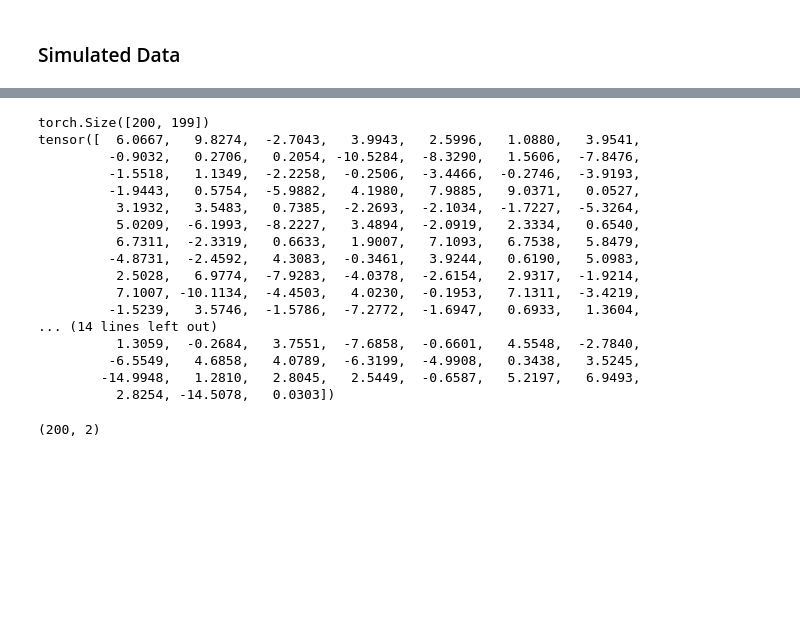
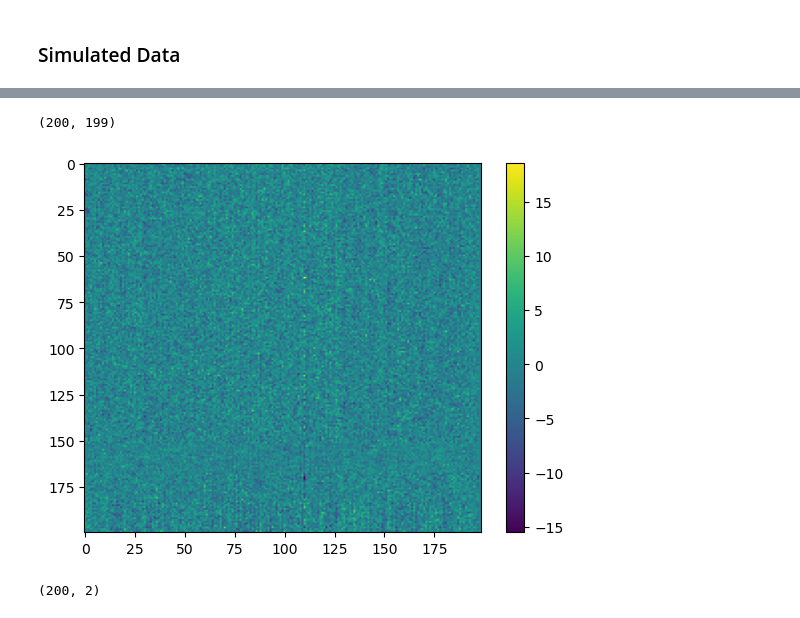
Before and after one commit to wuweizhang0723/func2graph, a Jupyter notebook: notebook/check_evaluation/neuron_embedding.ipynb, the cells around one changed output, grey strips where cells are left out. Cells and saved outputs as stored; diff of their text form; code cells hidden in the pictures; blank space fills up the shorter version.

```diff
--- a/notebook/check_evaluation/neuron_embedding.ipynb
+++ b/notebook/check_evaluation/neuron_embedding.ipynb
@@ -150,25 +102,18 @@ PREDICT Profiler Report
-# %%
-neuron_embeddings = results[0][3]
-print(neuron_embeddings.shape)
-print(neuron_embeddings[0])
-# %% [output]
-torch.Size([200, 199])
-tensor([  6.0667,   9.8274,  -2.7043,   3.9943,   2.5996,   1.0880,   3.9541,
-         -0.9032,   0.2706,   0.2054, -10.5284,  -8.3290,   1.5606,  -7.8476,
-         -1.5518,   1.1349,  -2.2258,  -0.2506,  -3.4466,  -0.2746,  -3.9193,
-         -1.9443,   0.5754,  -5.9882,   4.1980,   7.9885,   9.0371,   0.0527,
-          3.1932,   3.5483,   0.7385,  -2.2693,  -2.1034,  -1.7227,  -5.3264,
-          5.0209,  -6.1993,  -8.2227,   3.4894,  -2.0919,   2.3334,   0.6540,
-          6.7311,  -2.3319,   0.6633,   1.9007,   7.1093,   6.7538,   5.8479,
-         -4.8731,  -2.4592,   4.3083,  -0.3461,   3.9244,   0.6190,   5.0983,
-          2.5028,   6.9774,  -7.9283,  -4.0378,  -2.6154,   2.9317,  -1.9214,
-          7.1007, -10.1134,  -4.4503,   4.0230,  -0.1953,   7.1311,  -3.4219,
-         -1.5239,   3.5746,  -1.5786,  -7.2772,  -1.6947,   0.6933,   1.3604,
-... (14 lines left out)
-          1.3059,  -0.2684,   3.7551,  -7.6858,  -0.6601,   4.5548,  -2.7840,
-         -6.5549,   4.6858,   4.0789,  -6.3199,  -4.9908,   0.3438,   3.5245,
-        -14.9948,   1.2810,   2.8045,   2.5449,  -0.6587,   5.2197,   6.9493,
-          2.8254, -14.5078,   0.0303])
+# %%
+checkpoint_path = '../../output/Real_Data_Sim_Classification/sim_200_42.ckpt'
+trained_model = models.Attention_With_Constraint_sim.load_from_checkpoint(checkpoint_path)
+
+idx = torch.arange(neuron_num).to(trained_model.device)
+neuron_embeddings = trained_model.embedding_table(idx).detach().cpu().numpy()
+print(neuron_embeddings.shape)
+# %% [output]
+(200, 199)
+# %%
+plt.imshow(neuron_embeddings, aspect="auto")
+plt.colorbar()
+plt.show()
+# %% [output]
+[figure, added]
 # %%
 tsne = TSNE(n_components=2, learning_rate='auto', init='random', perplexity=10).fit_transform(neuron_embeddings)
 print(tsne.shape)
```
Also changed, not shown: parts of 33 cells of this notebook, 9 other files.
